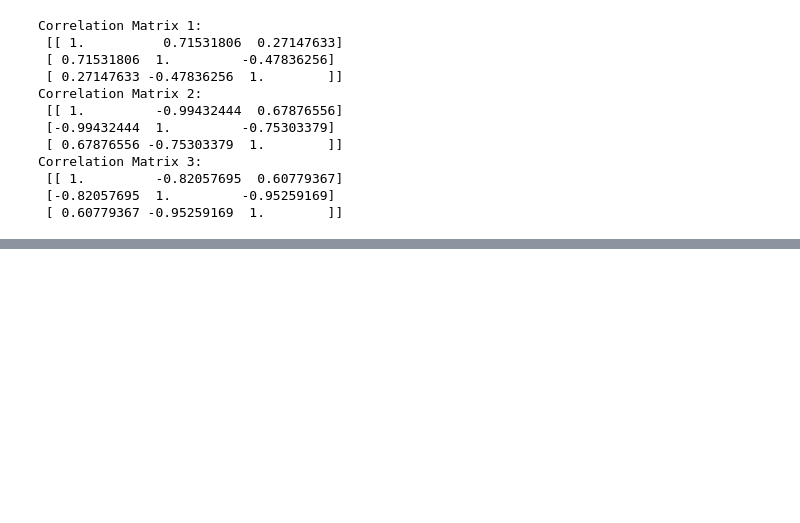
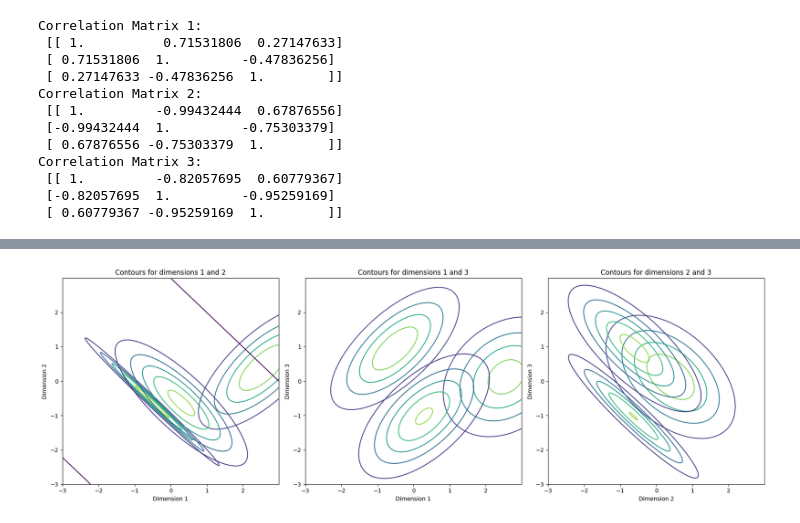
Before and after one commit to timryall/STAT3006, a Jupyter notebook: tutorials/tut2.ipynb, the cells around one changed output, grey strips where cells are left out. Drawn from its saved outputs; the diff is of its cells as text; code cells hidden in the pictures; blank space fills up the shorter version.

```diff
--- a/tutorials/tut2.ipynb
+++ b/tutorials/tut2.ipynb
@@ -68,0 +94,19 @@ Correlation Matrix 3:
+# %%
+from numpy.random import multivariate_normal
+
+# Number of observations to draw
+n_observations = 100
+
+# Draw 100 component labels based on the mixture proportions
+component_labels = np.random.choice([0, 1, 2], size=n_observations, p=mixture_proportions)
+
+# Initialize an array to hold the 100 observations
+observations = np.zeros((n_observations, 3))
+
+# Draw observations based on the assigned component
+for i in range(n_observations):
+    component = component_labels[i]
+    observations[i] = multivariate_normal(mean=means[component], cov=covs[component])
+
+# Print the first 10 observations as a preview
+print("First 10 observations from the mixture distribution:\n", observations[:10])
@@ -68,0 +125,44 @@ Correlation Matrix 3:
+# %%
+import numpy as np
+import matplotlib.pyplot as plt
+from scipy.stats import multivariate_normal
+
+# Define a function to plot contour plots for the mixture components
+def plot_marginal_contours(means, covs, mixture_proportions, pairs):
+    x, y = np.mgrid[-3:3:.01, -3:3:.01]  # Grid for contour plots
+
+    fig, axs = plt.subplots(1, len(pairs), figsize=(18, 6))
+
+    # Iterate over each pair of dimensions
+    for idx, (i, j) in enumerate(pairs):
+        ax = axs[idx]
+        ax.set_title(f"Contours for dimensions {i+1} and {j+1}")
+
+        # Compute the contour for each component in the mixture
+        for k in range(3):
+            mean_ij = [means[k][i], means[k][j]]  # Select the means for the pair
+            cov_ij = np.array([[covs[k][i, i], covs[k][i, j]],
+                               [covs[k][j, i], covs[k][j, j]]])  # Marginal covariance matrix
+
+            # Generate the multivariate normal for this pair of dimensions
+            rv = multivariate_normal(mean=mean_ij, cov=cov_ij)
+
+            # Calculate the weighted probability density for this component
+            z = mixture_proportions[k] * rv.pdf(np.dstack((x, y)))
+
+            # Plot the contour
+            ax.contour(x, y, z, levels=5)
+
+        ax.set_xlabel(f'Dimension {i+1}')
+        ax.set_ylabel(f'Dimension {j+1}')
+
+    plt.tight_layout()
+    plt.show()
+
+# Define the pairs of dimensions to plot
+pairs = [(0, 1), (0, 2), (1, 2)]  # Pairs of (1,2), (1,3), (2,3)
+
+# Call the function to plot the contours
+plot_marginal_contours(means, covs, mixture_proportions, pairs)
+# %% [output]
+[figure, added]
```
Also changed, not shown: parts of 8 cells of this notebook.
